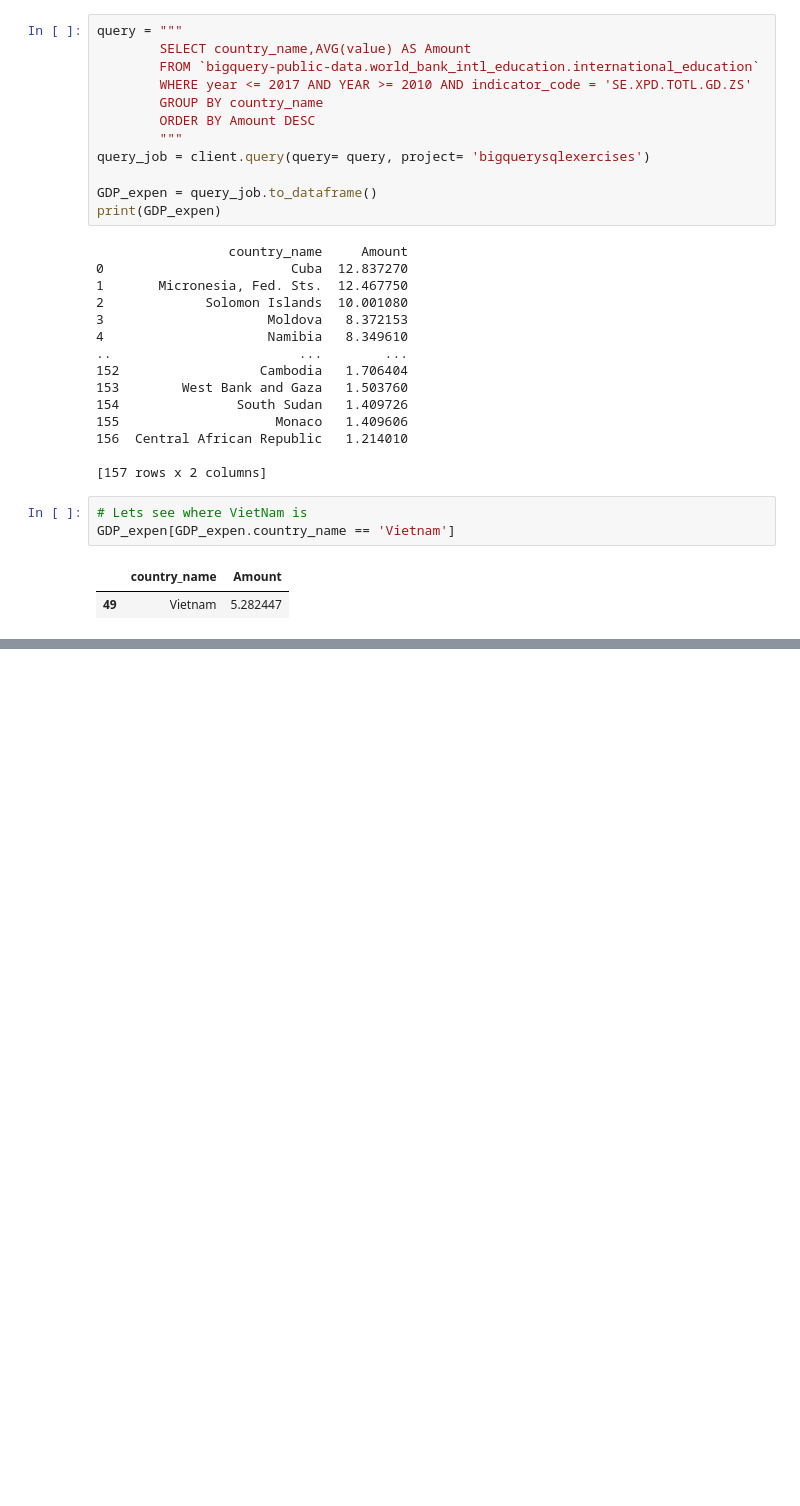
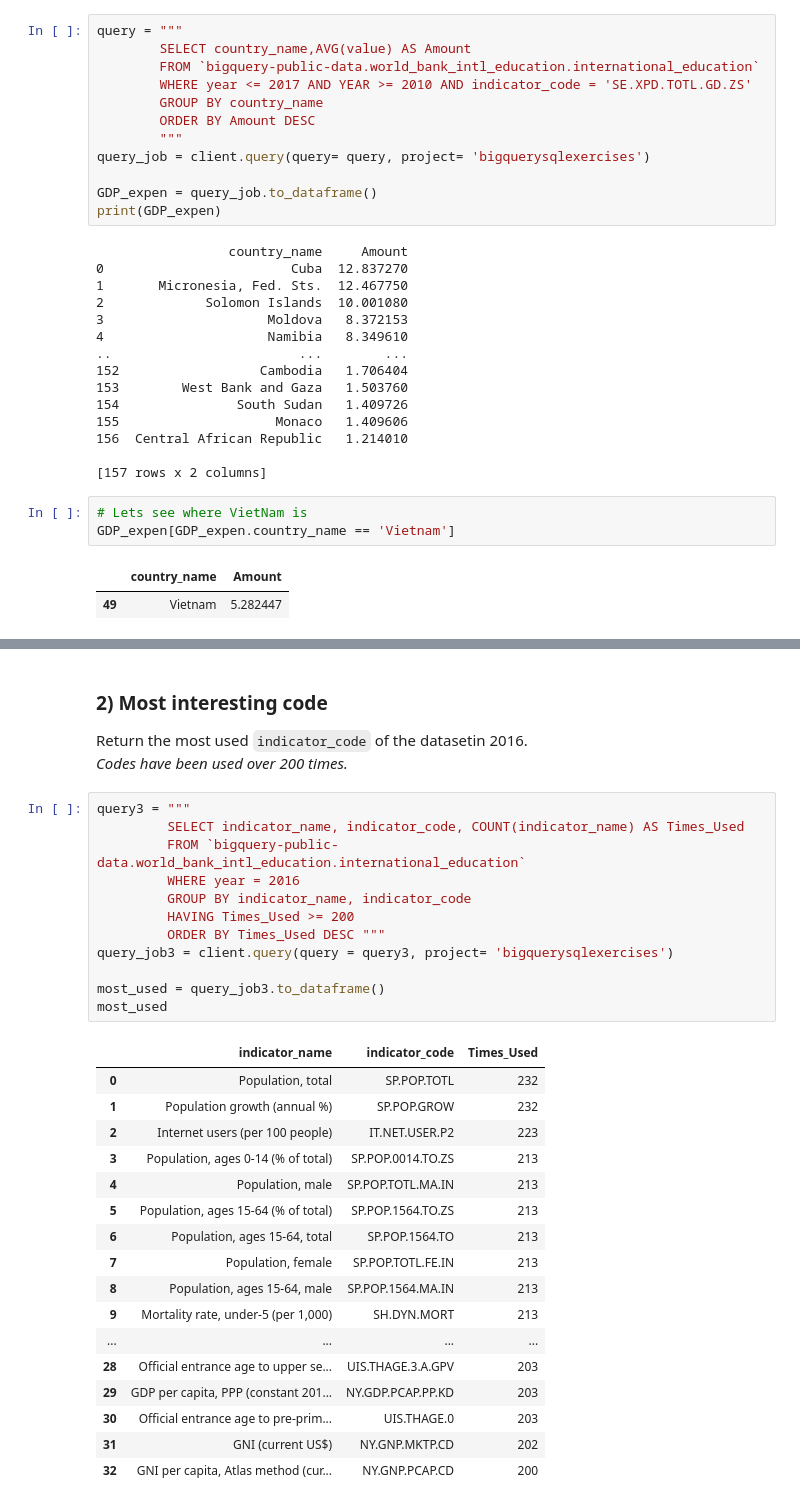
Before and after one commit to nhatduong01/SQL_on_BigQuery, a Jupyter notebook: Basis/World_Bank_International_Education.ipynb, the cells around one changed output, grey strips where cells are left out. Drawn from its saved outputs; the diff is of its cells as text; blank space fills up the shorter version.

```diff
--- a/Basis/World_Bank_International_Education.ipynb
+++ b/Basis/World_Bank_International_Education.ipynb
@@ -93,0 +124,34 @@ GDP_expen[GDP_expen.country_name == 'Vietnam']
+# %% [markdown]
+### 2) Most interesting code
+Return the most used `indicator_code` of the datasetin 2016.
+_Codes have been used over 200 times._
+# %%
+query3 = """
+         SELECT indicator_name, indicator_code, COUNT(indicator_name) AS Times_Used
+         FROM `bigquery-public-data.world_bank_intl_education.international_education`
+         WHERE year = 2016
+         GROUP BY indicator_name, indicator_code
+         HAVING Times_Used >= 200
+         ORDER BY Times_Used DESC """
+query_job3 = client.query(query = query3, project= 'bigquerysqlexercises')
+
+most_used = query_job3.to_dataframe()
+most_used
+# %% [output]
+|  | indicator_name | indicator_code | Times_Used |
+| 0 | Population, total | SP.POP.TOTL | 232 |
+| 1 | Population growth (annual %) | SP.POP.GROW | 232 |
+| 2 | Internet users (per 100 people) | IT.NET.USER.P2 | 223 |
+| 3 | Population, ages 0-14 (% of total) | SP.POP.0014.TO.ZS | 213 |
+| 4 | Population, male | SP.POP.TOTL.MA.IN | 213 |
+| 5 | Population, ages 15-64 (% of total) | SP.POP.1564.TO.ZS | 213 |
+| 6 | Population, ages 15-64, total | SP.POP.1564.TO | 213 |
+| 7 | Population, female | SP.POP.TOTL.FE.IN | 213 |
+| 8 | Population, ages 15-64, male | SP.POP.1564.MA.IN | 213 |
+| 9 | Mortality rate, under-5 (per 1,000) | SH.DYN.MORT | 213 |
+| ... | ... | ... | ... |
+| 28 | Official entrance age to upper se... | UIS.THAGE.3.A.GPV | 203 |
+| 29 | GDP per capita, PPP (constant 201... | NY.GDP.PCAP.PP.KD | 203 |
+| 30 | Official entrance age to pre-prim... | UIS.THAGE.0 | 203 |
+| 31 | GNI (current US$) | NY.GNP.MKTP.CD | 202 |
+| 32 | GNI per capita, Atlas method (cur... | NY.GNP.PCAP.CD | 200 |
```
Also changed, not shown: parts of 5 cells of this notebook.
